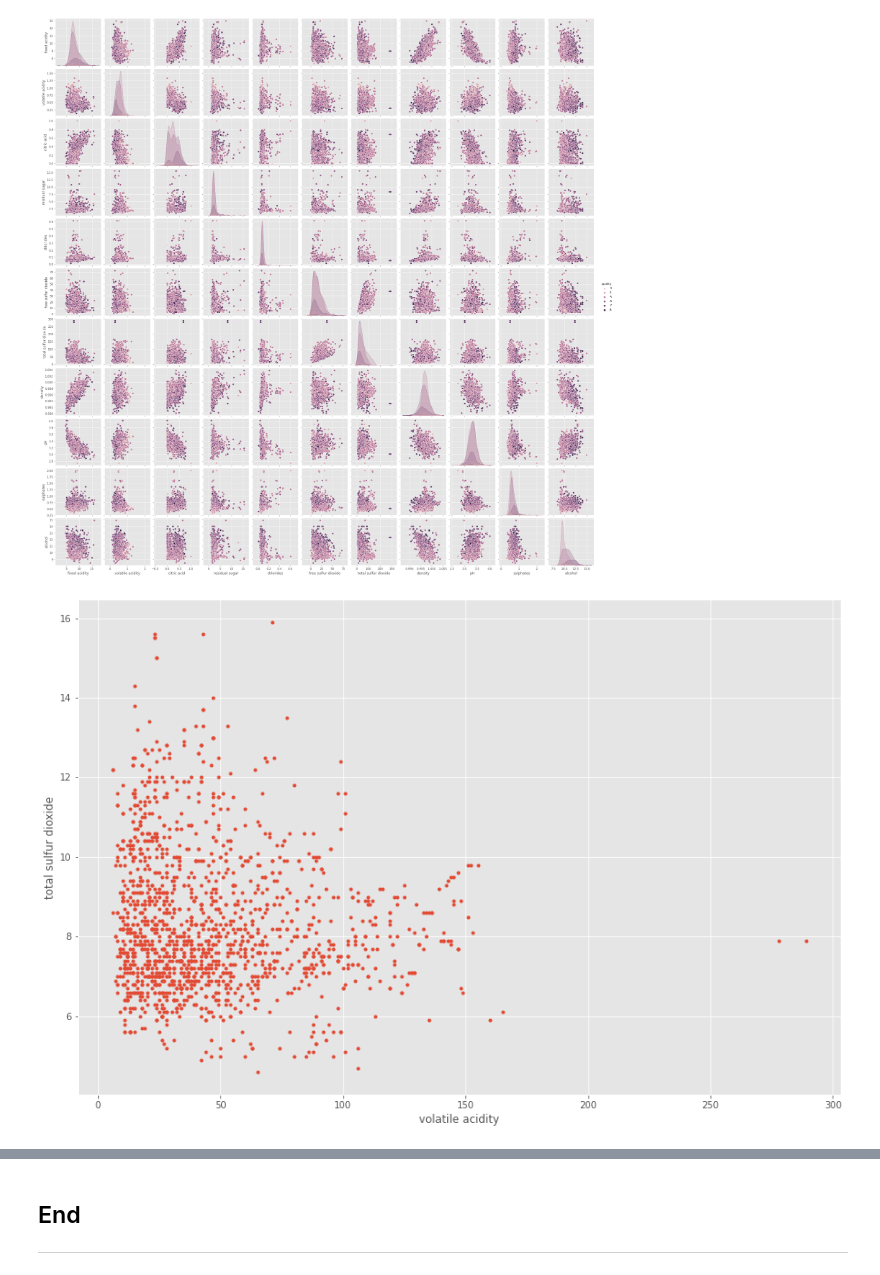
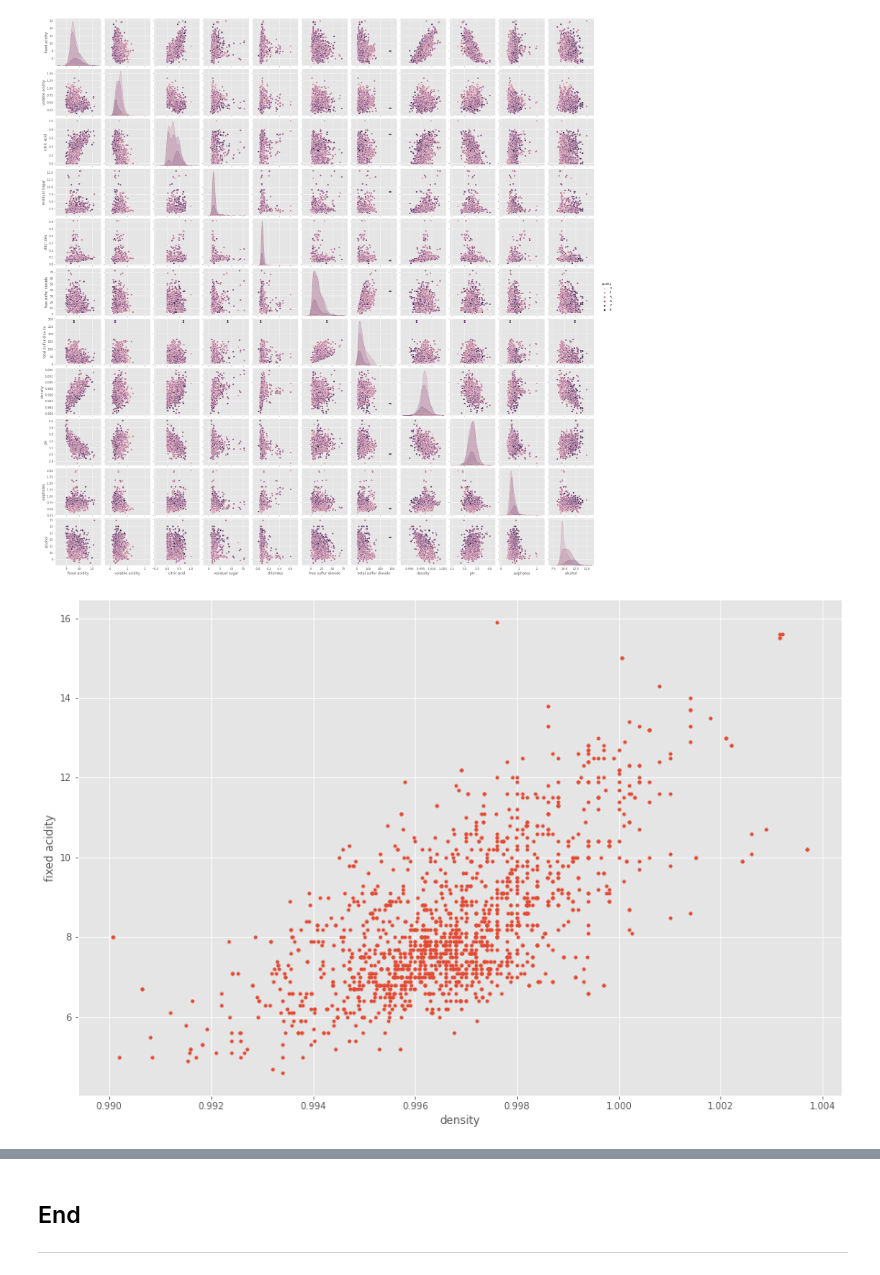
Before and after one commit to johngroves1/testing-scikit, a Jupyter notebook: Classification.ipynb, the cells around one changed output, grey strips where cells are left out. Cells and saved outputs as stored; diff of their text form; code cells hidden in the pictures.

```diff
--- a/Classification.ipynb
+++ b/Classification.ipynb
@@ -67,14 +67,14 @@ sns.pairplot(data, hue='quality');
 # %%
 # New figure.
 fig, ax = plt.subplots()
 
 # Scatter plot.
-ax.plot(data['total sulfur dioxide'], data['fixed acidity'], '.')
+ax.plot(data['density'], data['fixed acidity'], '.')
 
 # Set axis labels.
-ax.set_xlabel('volatile acidity');
-ax.set_ylabel('total sulfur dioxide');
+ax.set_xlabel('density');
+ax.set_ylabel('fixed acidity');
 # %% [output]
-[figure, old version]
+[figure, new version]
 # %%
 # Seaborn is great for creating complex plots with one command.
```
Also changed, not shown: parts of 17 cells of this notebook.
